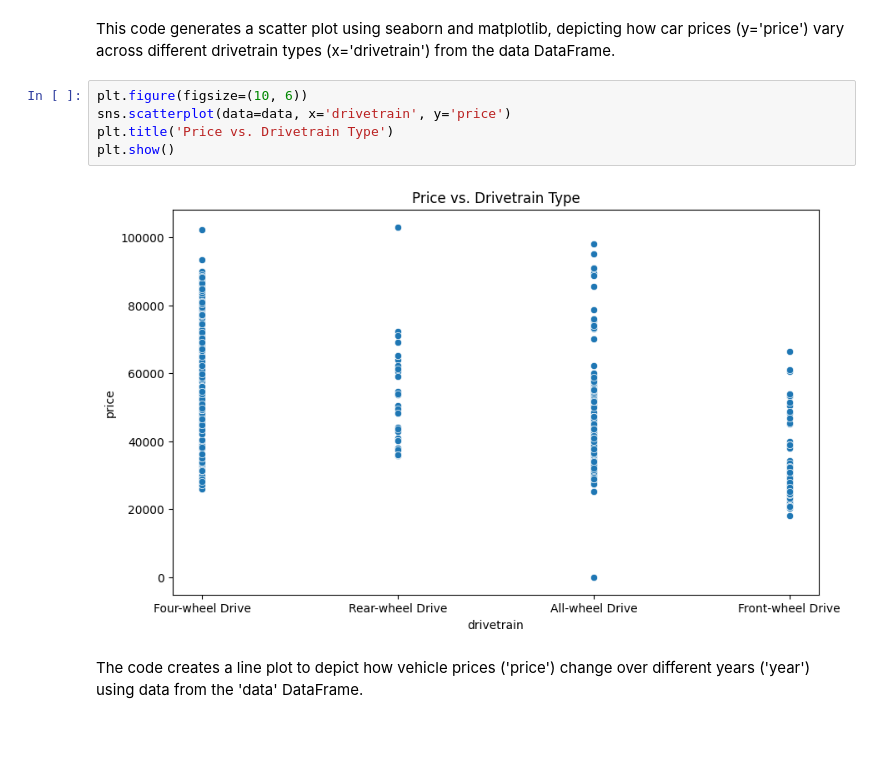
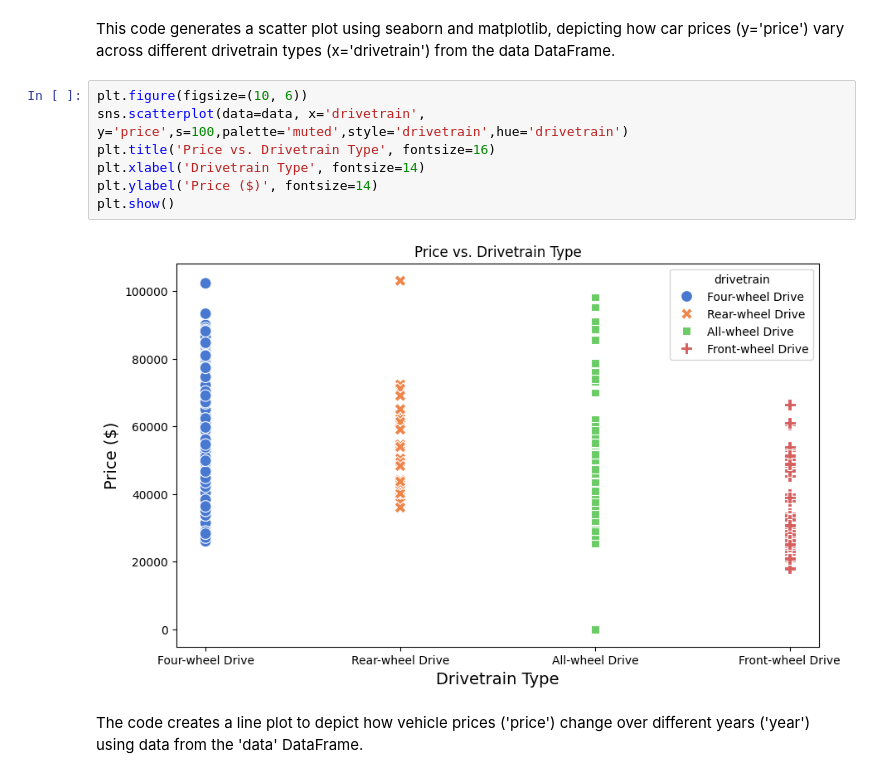
Before and after one commit to chetu5580/project2, a Jupyter notebook: vehicle.ipynb, the cells around one changed output. Saved outputs shown, nothing was run; the diff lists cells and outputs as text; blank space fills up the shorter version.

```diff
--- a/vehicle.ipynb
+++ b/vehicle.ipynb
@@ -222,11 +226,13 @@ plt.show()
 This code generates a scatter plot using seaborn and matplotlib, depicting how car prices (y='price') vary across different drivetrain types (x='drivetrain') from the data DataFrame.
 # %%
 plt.figure(figsize=(10, 6))
-sns.scatterplot(data=data, x='drivetrain', y='price')
-plt.title('Price vs. Drivetrain Type')
+sns.scatterplot(data=data, x='drivetrain', y='price',s=100,palette='muted',style='drivetrain',hue='drivetrain')
+plt.title('Price vs. Drivetrain Type', fontsize=16)
+plt.xlabel('Drivetrain Type', fontsize=14)
+plt.ylabel('Price ($)', fontsize=14)
 plt.show()
 # %% [output]
-[figure, old version]
+[figure, new version]
 # %% [markdown]
 The code creates a line plot to depict how vehicle prices ('price') change over different years ('year') using data from the 'data' DataFrame.
 # %%
```
Also changed, not shown: parts of 6 cells of this notebook.
